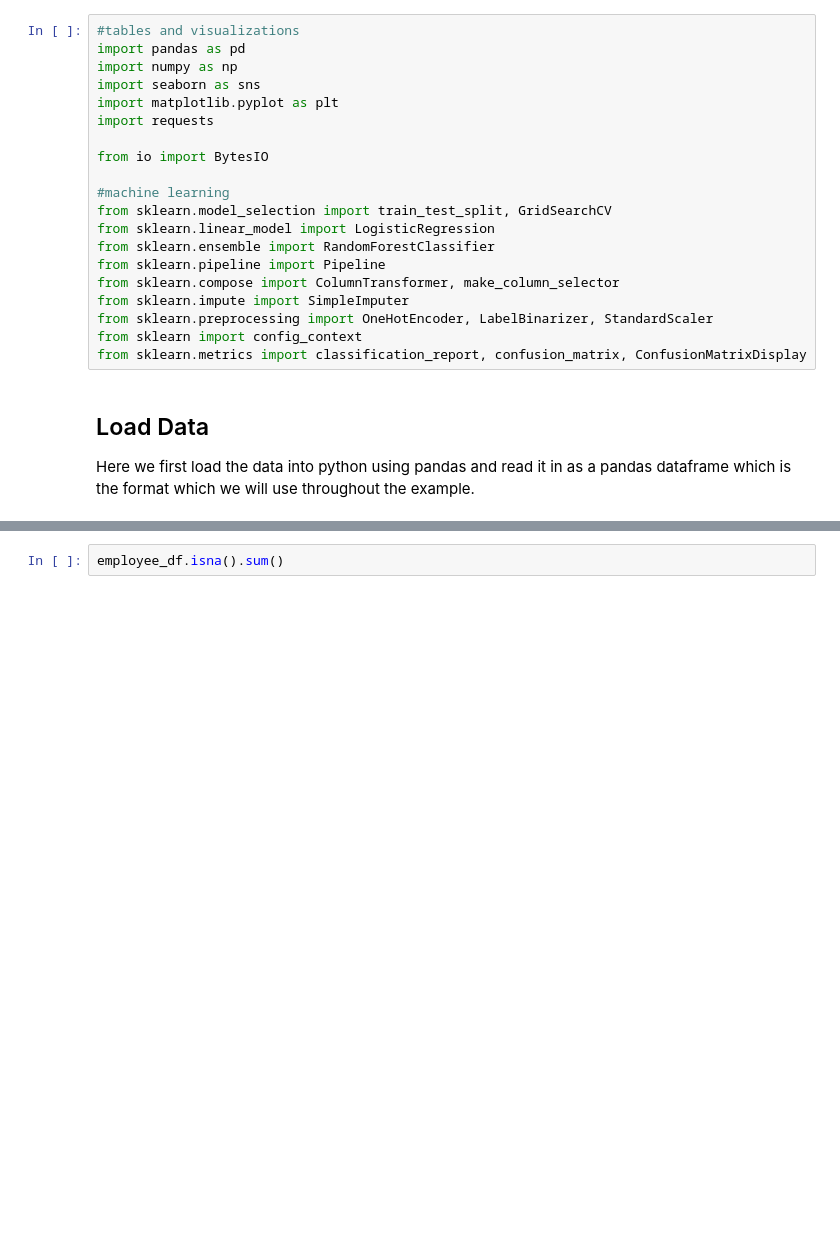
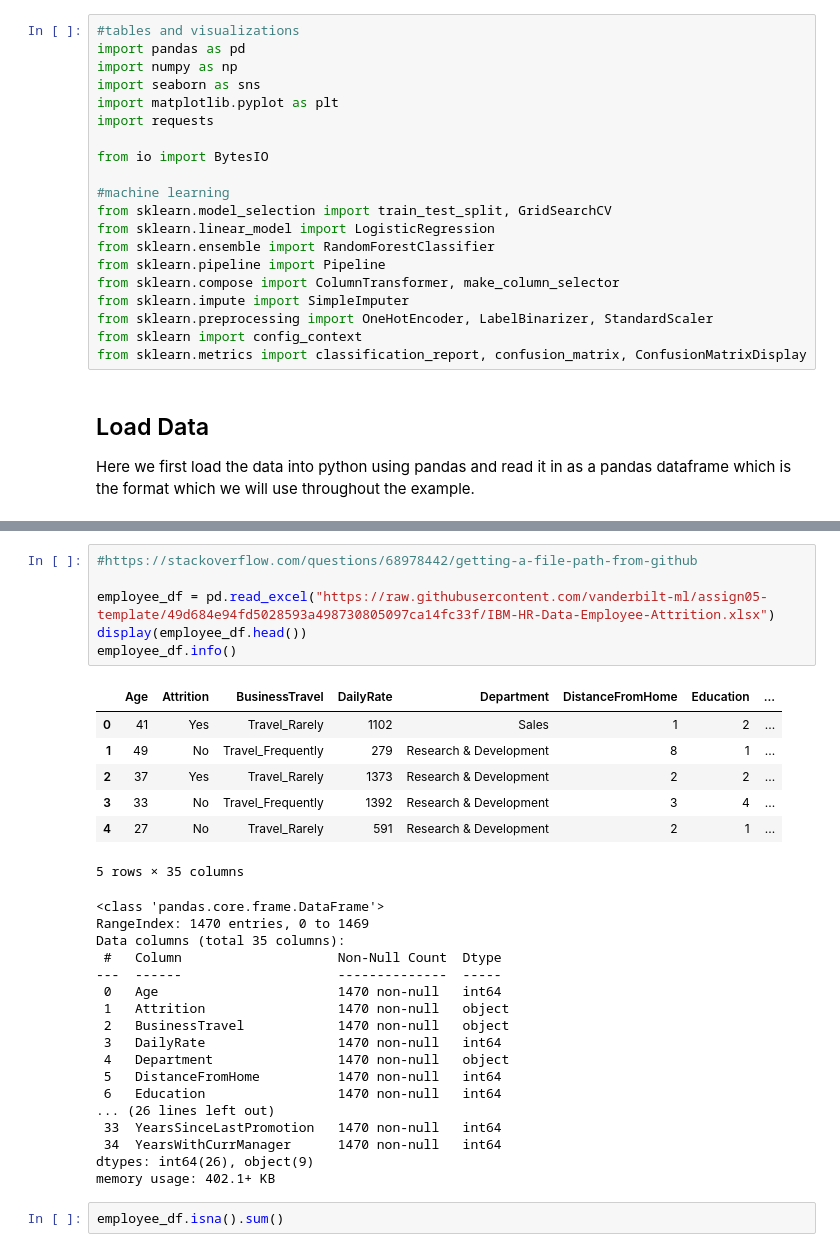
Before and after one commit to peter-callahan/vanderbilt, a Jupyter notebook: assign05-template/employee_churn_template.ipynb, the cells around one changed output, grey strips where cells are left out. Drawn from its saved outputs; the diff is of its cells as text; blank space fills up the shorter version.

```diff
--- a/assign05-template/employee_churn_template.ipynb
+++ b/assign05-template/employee_churn_template.ipynb
@@ -71,3 +40,34 @@ memory usage: 1.1+ MB
+# %%
+#https://stackoverflow.com/questions/68978442/getting-a-file-path-from-github
+
+employee_df = pd.read_excel("https://raw.githubusercontent.com/vanderbilt-ml/assign05-template/49d684e94fd5028593a498730805097ca14fc33f/IBM-HR-Data-Employee-Attrition.xlsx")
+display(employee_df.head())
+employee_df.info()
+# %% [output]
+|  | Age | Attrition | BusinessTravel | DailyRate | Department | DistanceFromHome | Education | ... |
+| 0 | 41 | Yes | Travel_Rarely | 1102 | Sales | 1 | 2 | ... |
+| 1 | 49 | No | Travel_Frequently | 279 | Research & Development | 8 | 1 | ... |
+| 2 | 37 | Yes | Travel_Rarely | 1373 | Research & Development | 2 | 2 | ... |
+| 3 | 33 | No | Travel_Frequently | 1392 | Research & Development | 3 | 4 | ... |
+| 4 | 27 | No | Travel_Rarely | 591 | Research & Development | 2 | 1 | ... |
+5 rows × 35 columns
+<class 'pandas.core.frame.DataFrame'>
+RangeIndex: 1470 entries, 0 to 1469
+Data columns (total 35 columns):
+ #   Column                    Non-Null Count  Dtype
+---  ------                    --------------  -----
+ 0   Age                       1470 non-null   int64
+ 1   Attrition                 1470 non-null   object
+ 2   BusinessTravel            1470 non-null   object
+ 3   DailyRate                 1470 non-null   int64
+ 4   Department                1470 non-null   object
+ 5   DistanceFromHome          1470 non-null   int64
+ 6   Education                 1470 non-null   int64
+... (26 lines left out)
+ 33  YearsSinceLastPromotion   1470 non-null   int64
+ 34  YearsWithCurrManager      1470 non-null   int64
+dtypes: int64(26), object(9)
+memory usage: 402.1+ KB
 # %%
 employee_df.isna().sum()
 # %% [output]
```
Also changed, not shown: parts of 21 cells of this notebook.
